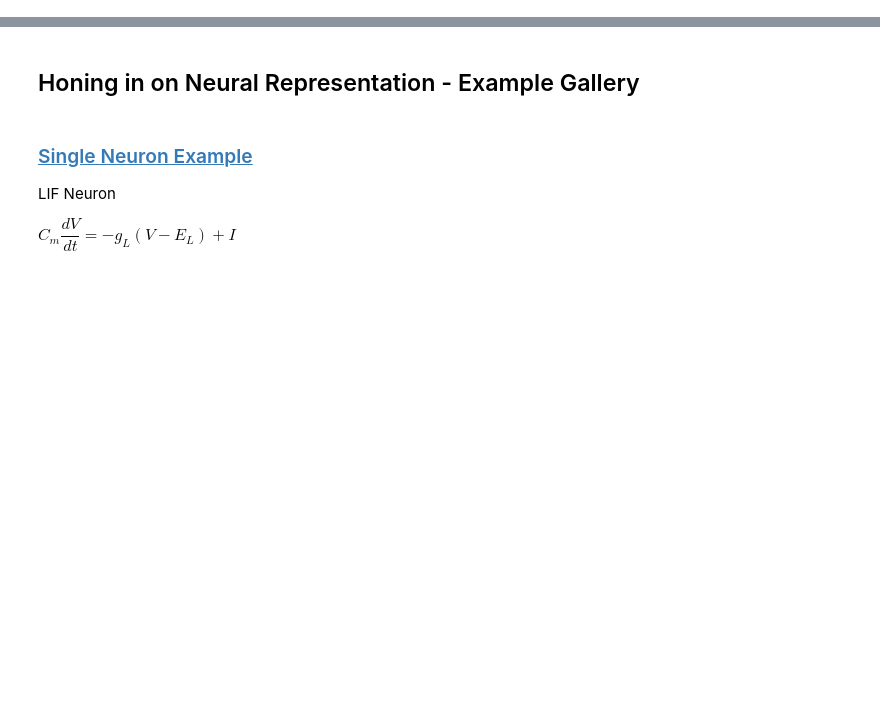
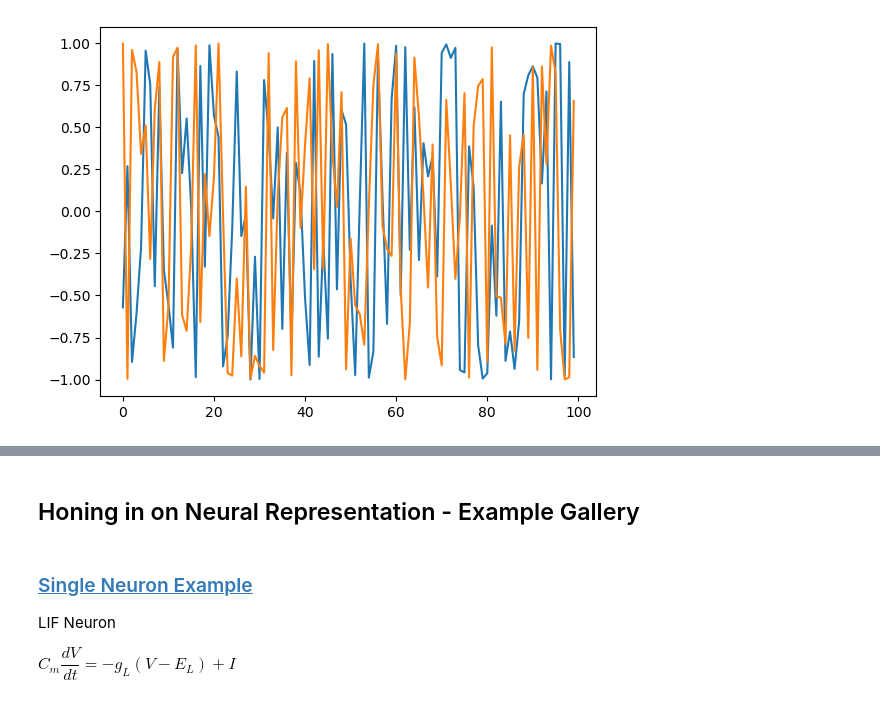
Before and after one commit to SammyAgrawal/CompBrainLoihi, a Jupyter notebook: Nengo_Tutorial.ipynb, the cells around one changed output, grey strips where cells are left out. Saved outputs shown, nothing was run; the diff lists cells and outputs as text; code cells hidden in the pictures; blank space fills up the shorter version.

```diff
--- a/Nengo_Tutorial.ipynb
+++ b/Nengo_Tutorial.ipynb
@@ -63,0 +95,9 @@ plt.plot(sim.data[probe][-10:,0])
+# %%
+p = A.encoders.sample(N, d=k)
+q = A.encoders.sample(N, d=k)
+# %%
+plt.plot(p[:,0])
+plt.plot(q[:,0])
+plt.show()
+# %% [output]
+[figure, added]
```
Also changed, not shown: parts of 25 cells of this notebook, 4 other files.
